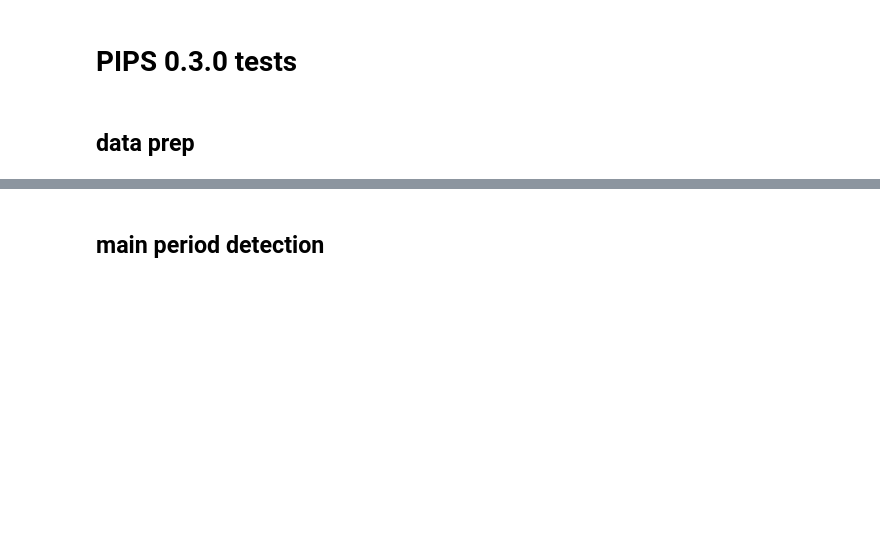
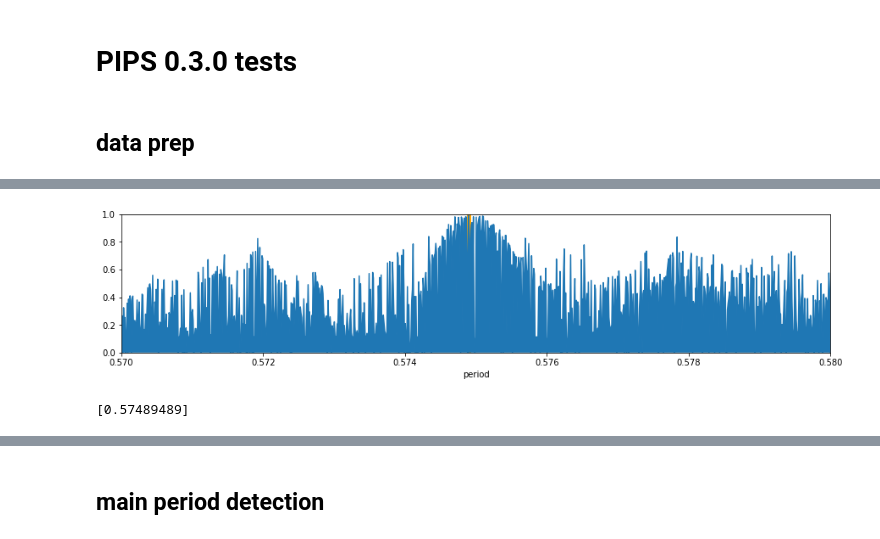
Before and after one commit to SterlingYM/astroPIPS, a Jupyter notebook: test.ipynb, the cells around one changed output, grey strips where cells are left out. Cells and saved outputs as stored; diff of their text form; code cells hidden in the pictures; blank space fills up the shorter version.

```diff
--- a/test.ipynb
+++ b/test.ipynb
@@ -13,0 +65,8 @@ star = PIPS.photdata(data)
+# %%
+# Gaussian periodogram near the peak
+t0 = time.time()
+periods,power = star.periodogram(p_min=0.57,p_max=0.58,Nterms=3,method='custom',model='Gaussian',N=1000)
+print(f'---- {time.time()-t0:.3f} seconds ----')
+plt.figure(figsize=(15,3));plt.plot(periods,power);plt.fill_between(periods,0,power);plt.xlabel('period');plt.xlim(periods.min(),periods.max());plt.ylim(0,1);plt.axvline(periods[power==power.max()],c='orange',lw=5,zorder=0);plt.show()
+print(periods[power==power.max()])
+# %% [output]
@@ -13,0 +75,2 @@ star = PIPS.photdata(data)
+[figure, added]
+[0.57489489]
```
Also changed, not shown: parts of 11 cells of this notebook.
